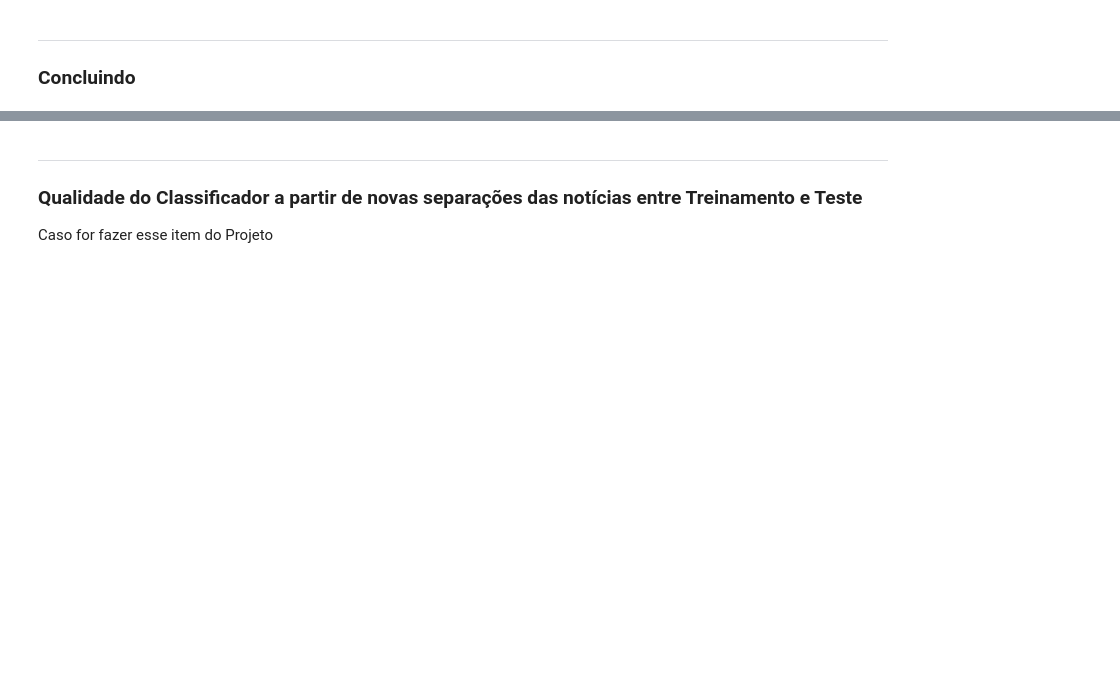
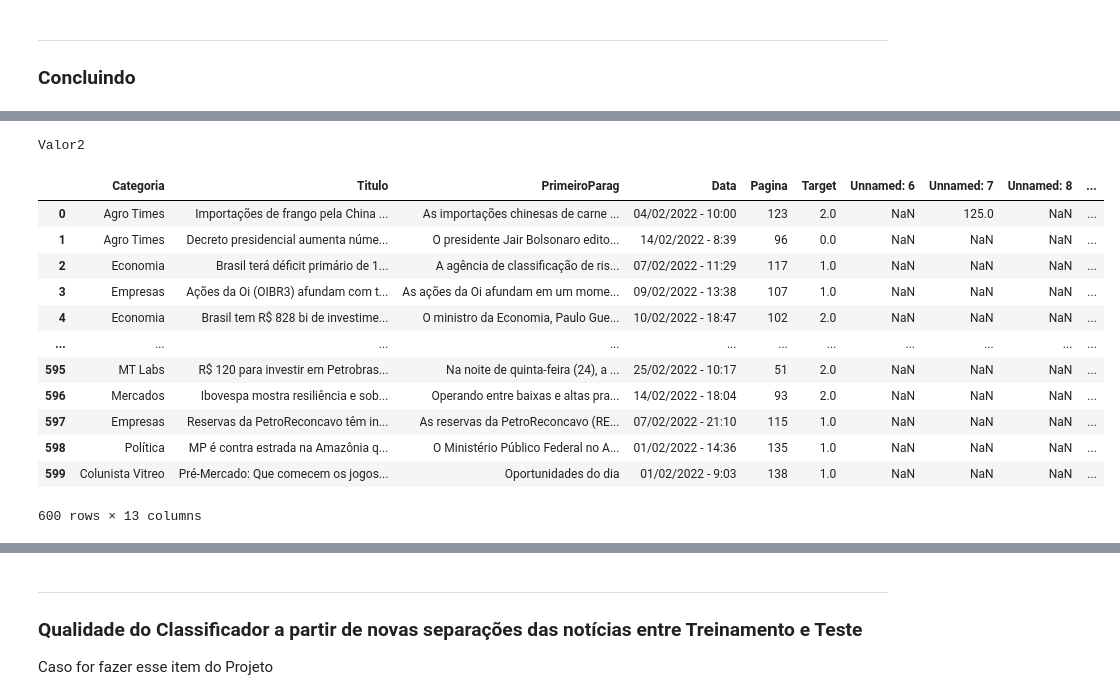
Before and after one commit to Tainapb/Projeto-1_-Ci-ncia-dos-dados, a Jupyter notebook: relatorio-checkpoint.ipynb, the cells around one changed output, grey strips where cells are left out. Drawn from its saved outputs; the diff is of its cells as text; code cells hidden in the pictures; blank space fills up the shorter version.

```diff
--- a/relatorio-checkpoint.ipynb
+++ b/relatorio-checkpoint.ipynb
@@ -270,0 +220,48 @@ probFraseDado2 é de 2.4939555404232755e-69
+# %%
+#fazer as probabilidades relativas e a priori de acordo com as frases do test e saber a probabilidade de ser 1 ou 2. O mais provável é igu
+palavras = frase.split()
+
+# Guardando as palavras como um pd.Series
+serie_frase = pd.Series(palavras)
+serie_frase
+
+tabela_frase_relativa = serie_frase.value_counts(True)
+tabela_frase_relativa
+
+probFraseDado0 = 1
+probFraseDado1= 1
+probFraseDado2= 1
+
+
+totaldepalavras1 = tabela_palavra1.sum()
+totaldepalavras2 = tabela_palavra2.sum()
+totaldepalavras0 = tabela_palavra0.sum()
+
+totaldepalavrasdiferentes =serie_junta_tudo.count()
+
+
+
+valor1 =1
+valor2 =1
+valor0 =1
+for palavra in palavras:
+    if palavra in tabela_palavra1:
+        valor = (tabela_palavra1[palavra] + 1)/(totaldepalavras1 + totaldepalavrasdiferentes)
+        valor1*=valor
+    if palavra in tabela_palavra2:
+        valor = (tabela_palavra2[palavra] + 1)/(totaldepalavras2 + totaldepalavrasdiferentes)
+        valor2*=valor
+    if palavra in tabela_palavra0:
+        valor = (tabela_palavra0[palavra] + 1)/(totaldepalavras0 + totaldepalavrasdiferentes)
+        valor0*=valor
+
+dicio = {"Valor1":valor1, "Valor2":valor2, "Valor0":valor0}
+maior = 0
+target = ""
+for i in dicio:
+    if dicio[i]>maior:
+        maior = dicio[i]
+        target = i
+print(target)
+# %% [output]
+Valor2
@@ -270,0 +316,16 @@ probFraseDado2 é de 2.4939555404232755e-69
+# %%
+test
+# %% [output]
+|  | Categoria | Titulo | PrimeiroParag | Data | Pagina | Target | Unnamed: 6 | Unnamed: 7 | Unnamed: 8 | ... |
+| 0 | Agro Times | Importações de frango pela China ... | As importações chinesas de carne ... | 04/02/2022 - 10:00 | 123 | 2.0 | NaN | 125.0 | NaN | ... |
+| 1 | Agro Times | Decreto presidencial aumenta núme... | O presidente Jair Bolsonaro edito... | 14/02/2022 - 8:39 | 96 | 0.0 | NaN | NaN | NaN | ... |
+| 2 | Economia | Brasil terá déficit primário de 1... | A agência de classificação de ris... | 07/02/2022 - 11:29 | 117 | 1.0 | NaN | NaN | NaN | ... |
+| 3 | Empresas | Ações da Oi (OIBR3) afundam com t... | As ações da Oi afundam em um mome... | 09/02/2022 - 13:38 | 107 | 1.0 | NaN | NaN | NaN | ... |
+| 4 | Economia | Brasil tem R$ 828 bi de investime... | O ministro da Economia, Paulo Gue... | 10/02/2022 - 18:47 | 102 | 2.0 | NaN | NaN | NaN | ... |
+| ... | ... | ... | ... | ... | ... | ... | ... | ... | ... | ... |
+| 595 | MT Labs | R$ 120 para investir em Petrobras... | Na noite de quinta-feira (24), a ... | 25/02/2022 - 10:17 | 51 | 2.0 | NaN | NaN | NaN | ... |
+| 596 | Mercados | Ibovespa mostra resiliência e sob... | Operando entre baixas e altas pra... | 14/02/2022 - 18:04 | 93 | 2.0 | NaN | NaN | NaN | ... |
+| 597 | Empresas | Reservas da PetroReconcavo têm in... | As reservas da PetroReconcavo (RE... | 07/02/2022 - 21:10 | 115 | 1.0 | NaN | NaN | NaN | ... |
+| 598 | Política | MP é contra estrada na Amazônia q... | O Ministério Público Federal no A... | 01/02/2022 - 14:36 | 135 | 1.0 | NaN | NaN | NaN | ... |
+| 599 | Colunista Vitreo | Pré-Mercado: Que comecem os jogos... | Oportunidades do dia | 01/02/2022 - 9:03 | 138 | 1.0 | NaN | NaN | NaN | ... |
+600 rows × 13 columns
```
Also changed, not shown: parts of 4 cells of this notebook.
